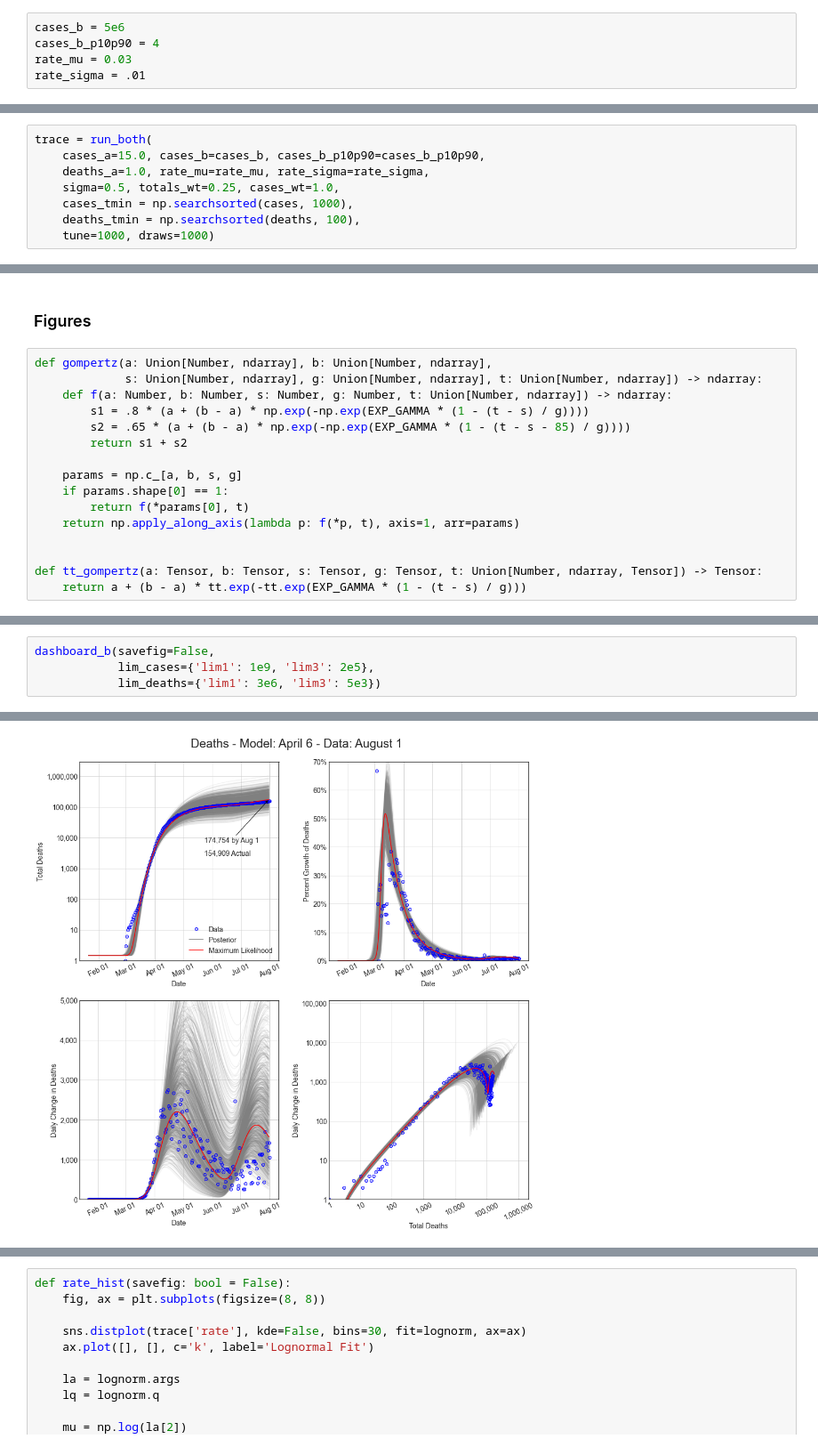
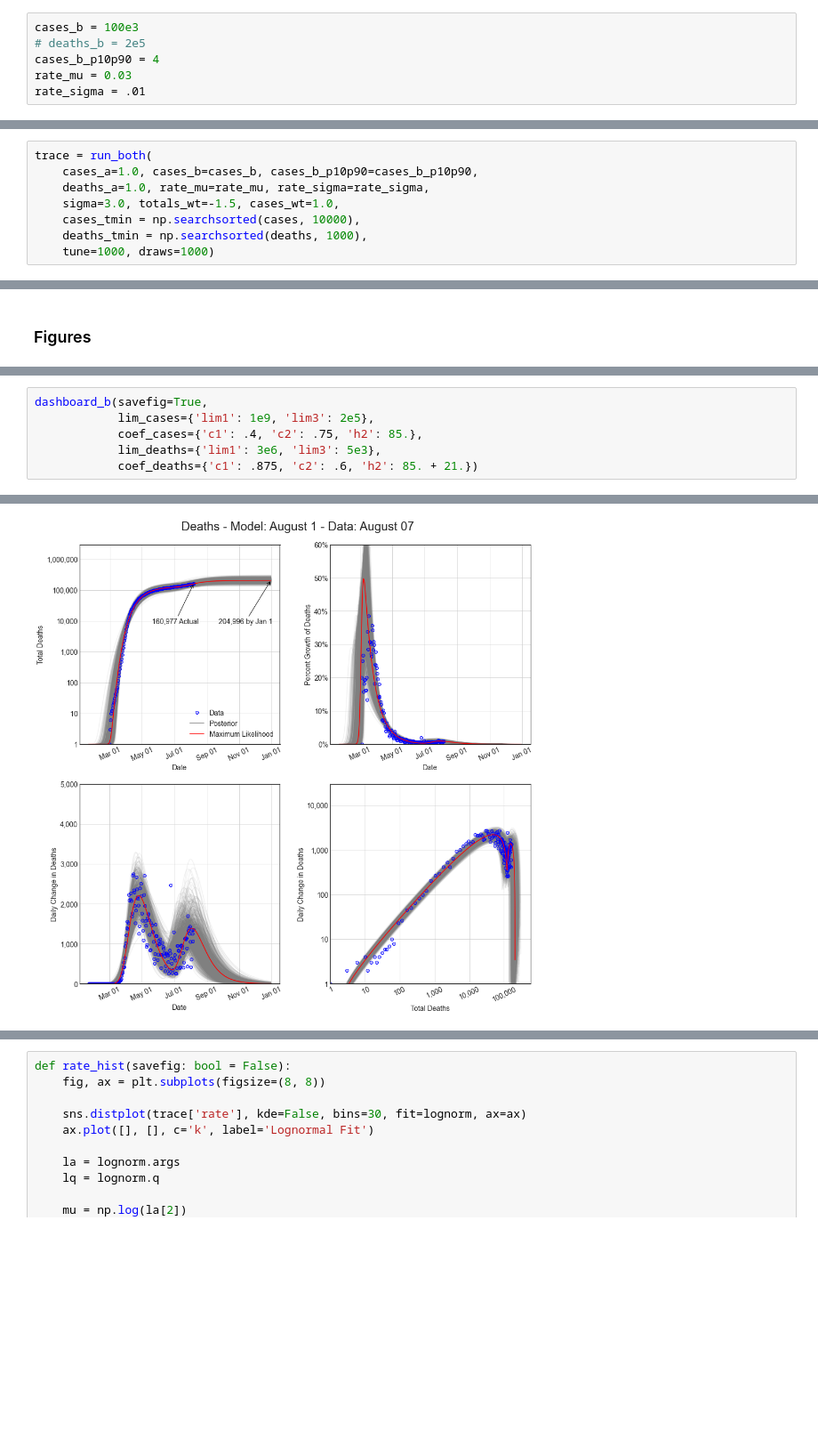
Before and after one commit to dsfulf/blog, a Jupyter notebook: covid19/covid19.ipynb, the cells around one changed output, grey strips where cells are left out. Shown at 89% size. Saved outputs shown, nothing was run; the diff lists cells and outputs as text; blank space fills up the shorter version.

```diff
--- a/covid19/covid19.ipynb
+++ b/covid19/covid19.ipynb
@@ -441,7 +524,8 @@ def run_both(
 # %% [markdown]
 ### Run
 # %%
-cases_b = 5e6
+cases_b = 100e3
+# deaths_b = 2e5
 cases_b_p10p90 = 4
 rate_mu = 0.03
 rate_sigma = .01
@@ -450,10 +532,10 @@ model_date = 'April 6'
 # %%
 trace = run_both(
-    cases_a=15.0, cases_b=cases_b, cases_b_p10p90=cases_b_p10p90,
+    cases_a=1.0, cases_b=cases_b, cases_b_p10p90=cases_b_p10p90,
     deaths_a=1.0, rate_mu=rate_mu, rate_sigma=rate_sigma,
-    sigma=0.5, totals_wt=0.25, cases_wt=1.0,
-    cases_tmin = np.searchsorted(cases, 1000),
-    deaths_tmin = np.searchsorted(deaths, 100),
+    sigma=3.0, totals_wt=-1.5, cases_wt=1.0,
+    cases_tmin = np.searchsorted(cases, 10000),
+    deaths_tmin = np.searchsorted(deaths, 1000),
     tune=1000, draws=1000)
 # %% [output]
 Auto-assigning NUTS sampler...
@@ -469,21 +551,5 @@ with open(f'model_{model_date}.pkl', 'rb') as f:
     trace = pickle.load(f)
 # %% [markdown]
 ### Figures
-# %%
-def gompertz(a: Union[Number, ndarray], b: Union[Number, ndarray],
-             s: Union[Number, ndarray], g: Union[Number, ndarray], t: Union[Number, ndarray]) -> ndarray:
-    def f(a: Number, b: Number, s: Number, g: Number, t: Union[Number, ndarray]) -> ndarray:
-        s1 = .8 * (a + (b - a) * np.exp(-np.exp(EXP_GAMMA * (1 - (t - s) / g))))
-        s2 = .65 * (a + (b - a) * np.exp(-np.exp(EXP_GAMMA * (1 - (t - s - 85) / g))))
-        return s1 + s2
-
-    params = np.c_[a, b, s, g]
-    if params.shape[0] == 1:
-        return f(*params[0], t)
-    return np.apply_along_axis(lambda p: f(*p, t), axis=1, arr=params)
-
-
-def tt_gompertz(a: Tensor, b: Tensor, s: Tensor, g: Tensor, t: Union[Number, ndarray, Tensor]) -> Tensor:
-    return a + (b - a) * tt.exp(-tt.exp(EXP_GAMMA * (1 - (t - s) / g)))
 # %%
 def dashboard_b(
@@ -622,7 +703,9 @@ def dashboard_b(
         else:
             plt.show()
 # %%
-dashboard_b(savefig=False,
+dashboard_b(savefig=True,
             lim_cases={'lim1': 1e9, 'lim3': 2e5},
-            lim_deaths={'lim1': 3e6, 'lim3': 5e3})
+            coef_cases={'c1': .4, 'c2': .75, 'h2': 85.},
+            lim_deaths={'lim1': 3e6, 'lim3': 5e3},
+            coef_deaths={'c1': .875, 'c2': .6, 'h2': 85. + 21.})
 # %% [output]
@@ -630,3 +713,3 @@ dashboard_b(savefig=False,
-[figure, old version]
+[figure, new version]
 # %%
 def plot_rt(
```
Also changed, not shown: parts of 16 cells of this notebook, 31 other files.
